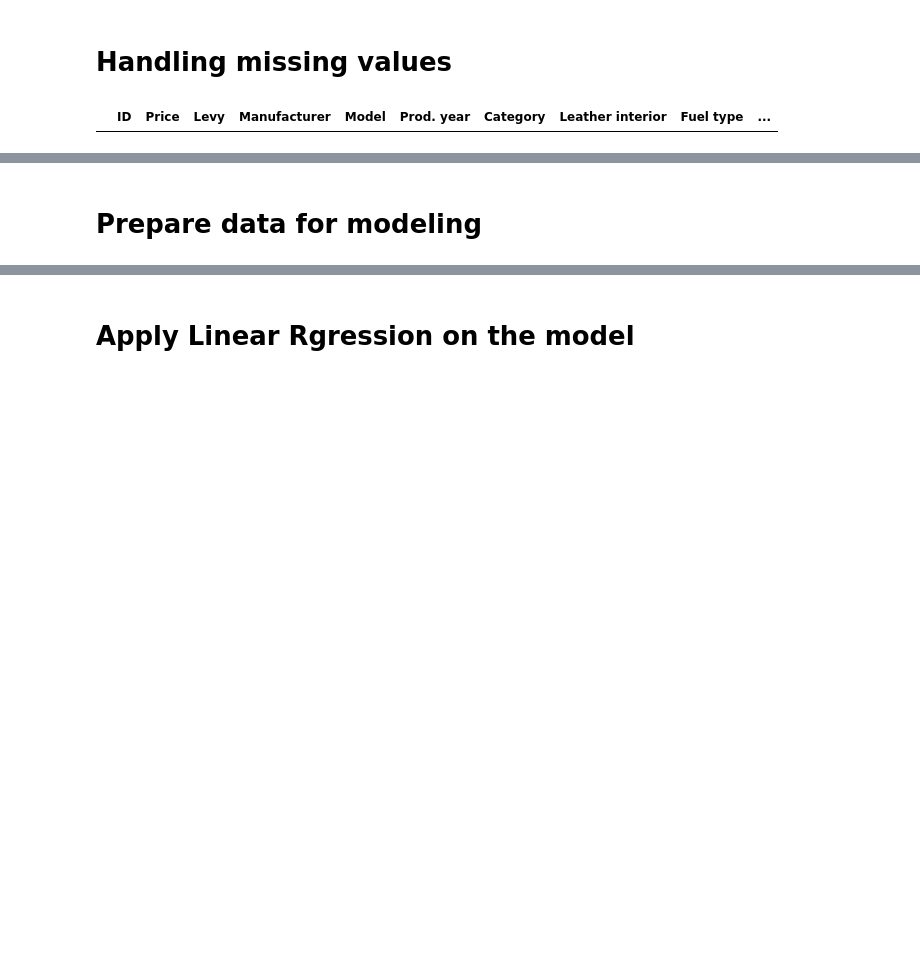
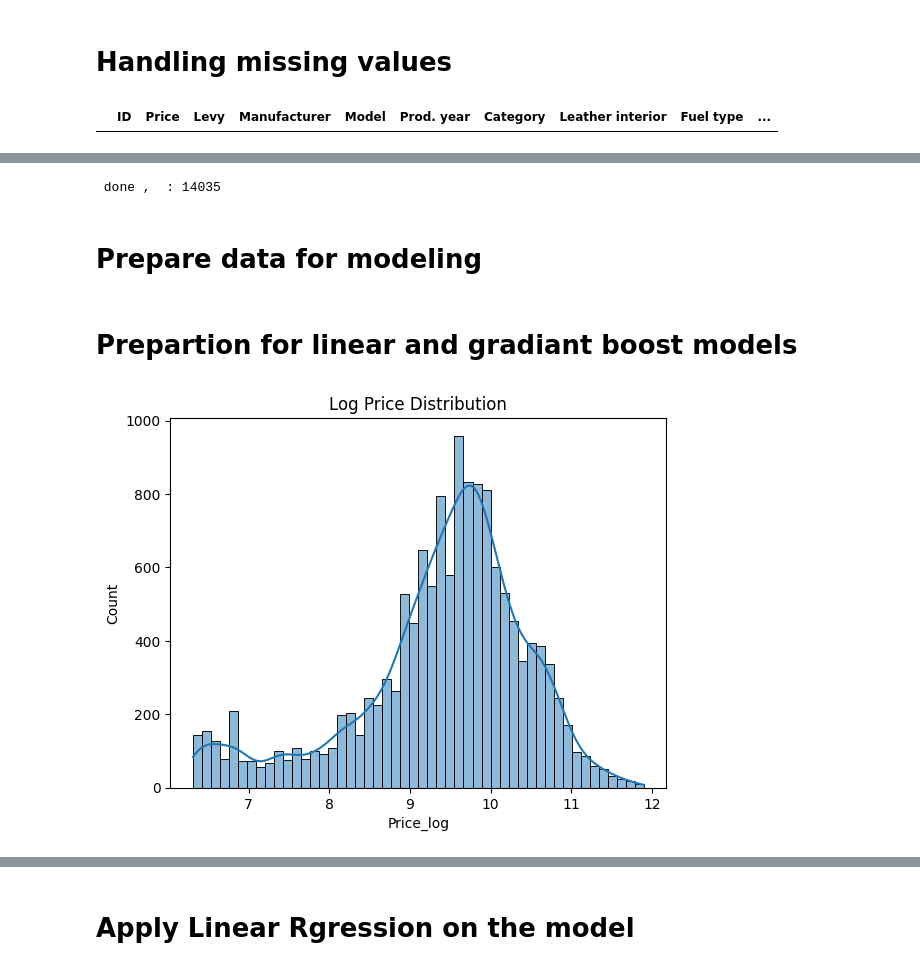
Before and after one commit to waloly29at-oss/Car-Price-Prediction, a Jupyter notebook: src/notebooks/EDA.ipynb, the cells around one changed output, grey strips where cells are left out. Cells and saved outputs as stored; diff of their text form; code cells hidden in the pictures; blank space fills up the shorter version.

Commit message:
editing data cleaning way for Linear regression

```diff
--- a/src/notebooks/EDA.ipynb
+++ b/src/notebooks/EDA.ipynb
@@ -411,2 +442,20 @@ df
+# %%
+df = df[(df['Price'] > 500) & (df['Price'] < 150000)]
+
+print(f" done ,  : {len(df)}")
+# %% [output]
+ done ,  : 14035
 # %% [markdown]
 # Prepare data for modeling
+# %% [markdown]
+# Prepartion for linear and gradiant boost models
+# %%
+df_filtered = df
+
+df_filtered['Price_log'] = np.log1p(df['Price'])
+sns.histplot(df_filtered['Price_log'], bins=50, kde=True)
+plt.title("Log Price Distribution")
+
+plt.show()
+# %% [output]
+[figure, added]
```
Also changed, not shown: parts of 36 cells of this notebook.
